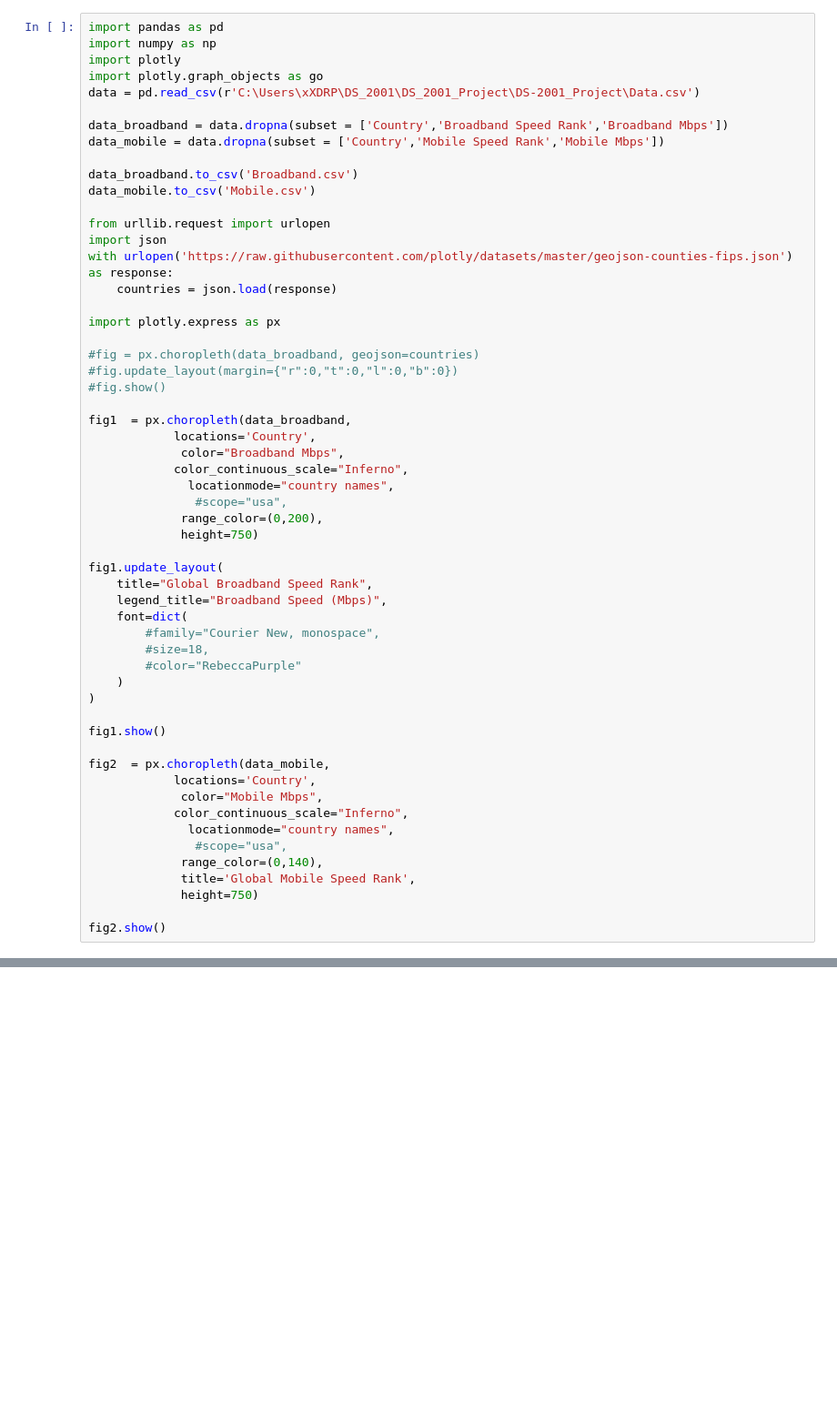
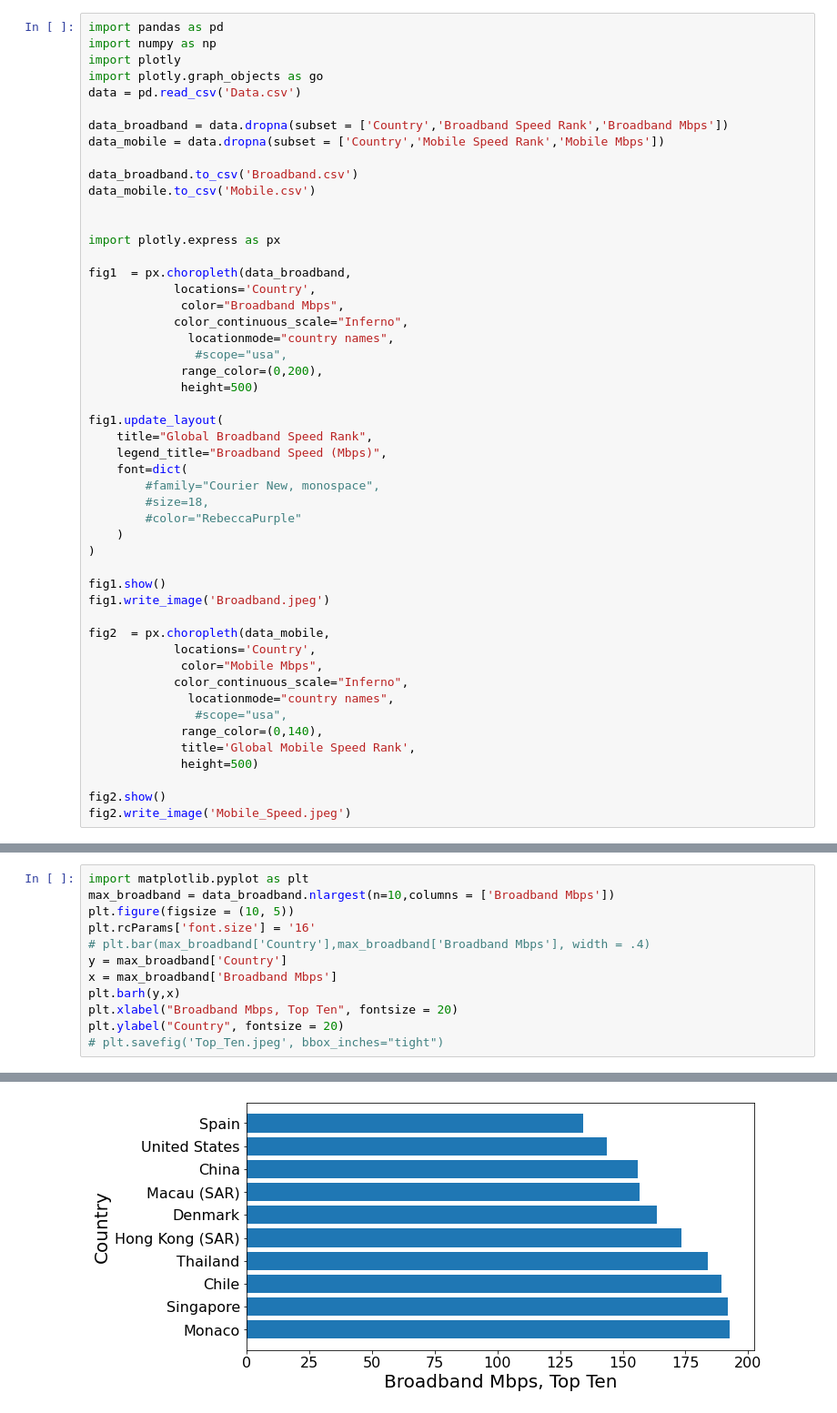
Before and after one commit to das5pzq/DS-2001_Project, a Jupyter notebook: DS_2001_Project.ipynb, the cells around one changed output, grey strips where cells are left out. Shown at 91% size. Cells and saved outputs as stored; diff of their text form; blank space fills up the shorter version.

```diff
--- a/DS_2001_Project.ipynb
+++ b/DS_2001_Project.ipynb
@@ -3,7 +3,7 @@ import pandas as pd
 import numpy as np
 import plotly
 import plotly.graph_objects as go
-data = pd.read_csv(r'C:\Users\xXDRP\DS_2001\DS_2001_Project\DS-2001_Project\Data.csv')
+data = pd.read_csv('Data.csv')
 
 data_broadband = data.dropna(subset = ['Country','Broadband Speed Rank','Broadband Mbps'])
 data_mobile = data.dropna(subset = ['Country','Mobile Speed Rank','Mobile Mbps'])
@@ -11,16 +11,8 @@ data_mobile = data.dropna(subset = ['Country','Mobile Speed Rank','Mobile Mbps']
 data_broadband.to_csv('Broadband.csv')
 data_mobile.to_csv('Mobile.csv')
 
-from urllib.request import urlopen
-import json
-with urlopen('https://raw.githubusercontent.com/plotly/datasets/master/geojson-counties-fips.json') as response:
-    countries = json.load(response)
 
 import plotly.express as px
-
-#fig = px.choropleth(data_broadband, geojson=countries)
-#fig.update_layout(margin={"r":0,"t":0,"l":0,"b":0})
-#fig.show()
 
 fig1  = px.choropleth(data_broadband,
             locations='Country',
@@ -29,7 +21,7 @@ fig1  = px.choropleth(data_broadband,
               locationmode="country names",
                #scope="usa",
              range_color=(0,200),
-             height=750)
+             height=500)
 
 fig1.update_layout(
     title="Global Broadband Speed Rank",
@@ -42,6 +34,7 @@ fig1.update_layout(
 )
 
 fig1.show()
+fig1.write_image('Broadband.jpeg')
 
 fig2  = px.choropleth(data_mobile,
             locations='Country',
@@ -51,7 +44,8 @@ fig2  = px.choropleth(data_mobile,
                #scope="usa",
              range_color=(0,140),
              title='Global Mobile Speed Rank',
-             height=750)
+             height=500)
 
 fig2.show()
+fig2.write_image('Mobile_Speed.jpeg')
 # %% [output]
@@ -58,2 +53,15 @@ fig2.show()
 [interactive output not drawn]
 [interactive output not drawn]
+# %%
+import matplotlib.pyplot as plt
+max_broadband = data_broadband.nlargest(n=10,columns = ['Broadband Mbps'])
+plt.figure(figsize = (10, 5))
+plt.rcParams['font.size'] = '16'
+# plt.bar(max_broadband['Country'],max_broadband['Broadband Mbps'], width = .4)
+y = max_broadband['Country']
+x = max_broadband['Broadband Mbps']
+plt.barh(y,x)
+plt.xlabel("Broadband Mbps, Top Ten", fontsize = 20)
+plt.ylabel("Country", fontsize = 20)
+# plt.savefig('Top_Ten.jpeg', bbox_inches="tight")
+# %% [output]
@@ -59,0 +69 @@ fig2.show()
+[figure, added]
```
Also changed, not shown: parts of 4 cells of this notebook, 9 other files.
